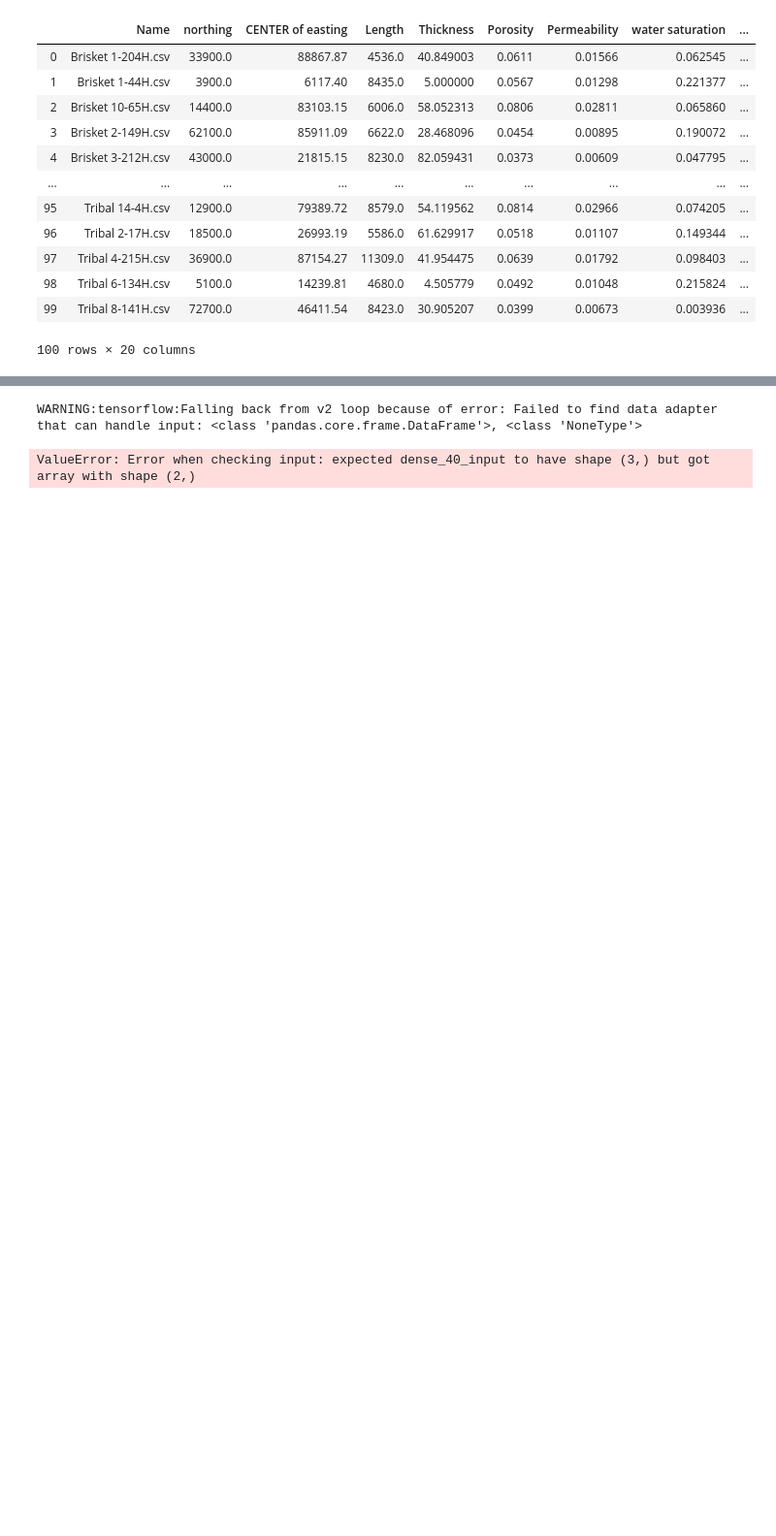
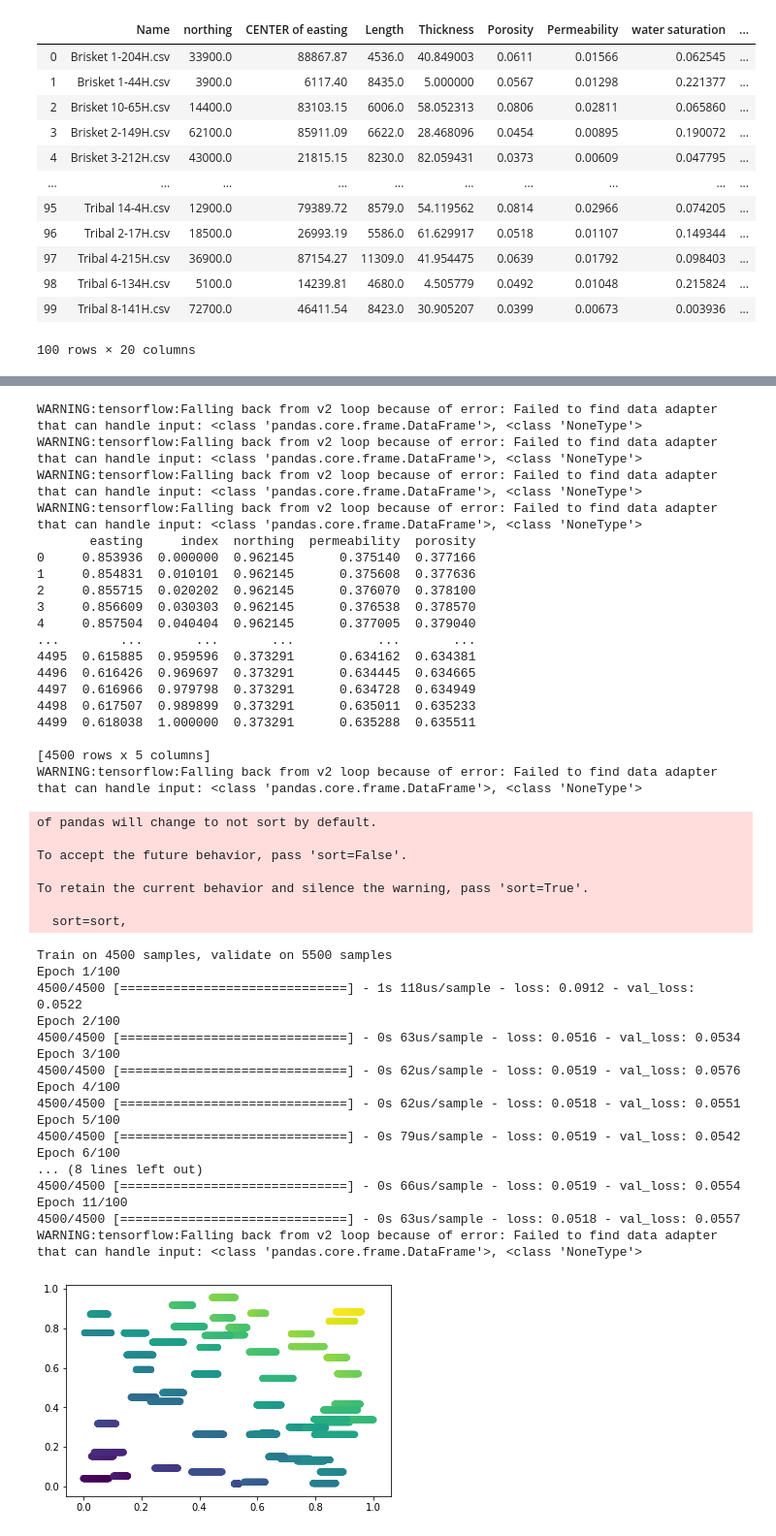
Before and after one commit to noocsharp/final_project, a Jupyter notebook: Best wells.ipynb, the cells around one changed output, grey strips where cells are left out. Shown at 97% size. Saved outputs shown, nothing was run; the diff lists cells and outputs as text; code cells hidden in the pictures; blank space fills up the shorter version.

```diff
--- a/Best wells.ipynb
+++ b/Best wells.ipynb
@@ -616,11 +639,11 @@ def run_model(opt, split, epochs_, first, *args):
     #X_train = X_train.drop(columns=['water saturation', 'proppant weight (lbs)', 'pump rate (cubic feet/min)']).reset_index()
     #X_test = X_test.drop(columns=['water saturation', 'proppant weight (lbs)', 'pump rate (cubic feet/min)']).reset_index()
 
-    X_train = X_train[['easting', 'northing', 'original oil in place']].reset_index()
+    X_train = X_train[['easting', 'northing', 'original oil in place']]
     X_train['permeability'] = permeability.predict(X_train[['easting', 'northing']])
     X_train['porosity'] = porosity.predict(X_train[['easting', 'northing']])
 
-    X_test = X_test[['easting', 'northing', 'original oil in place', 'porosity', 'permeability']].reset_index()
+    X_test = X_test[['easting', 'northing', 'original oil in place', 'porosity', 'permeability']]
     X_test['permeability'] = permeability.predict(X_test[['easting', 'northing']])
     X_test['porosity'] = porosity.predict(X_test[['easting', 'northing']])
 
@@ -638,32 +661,74 @@ def run_model(opt, split, epochs_, first, *args):
     y_temp = y_train.append(y_test)
     y_train = (y_train - y_temp.min())/(y_temp.max() - y_temp.min())
     y_test = (y_test - y_temp.min())/(y_temp.max() - y_temp.min())
 
 # sets up our the neural network
     model = K.models.Sequential([K.layers.Dense(first, input_shape=[5,])])
 
     for i in args:
         model.add(K.layers.Dense(i))
 
     model.add(K.layers.Dense(1))
 
     #model.compile(optimizer='adam', loss='mean_squared_error', metrics=['mean_squared_error'])
 
     model.compile(optimizer=opt, loss='mean_squared_error')
 
     early_stopping = EarlyStopping(monitor='val_loss', min_delta=100, patience=10,
             restore_best_weights=True)
 
 # fits model to data
     history = model.fit(X_train, y_train, epochs=epochs_, validation_data=(X_test, y_test), callbacks=[early_stopping])
     y_pred = model.predict(X_test).transpose()[0]
 
     plt.scatter(X_test['easting'], X_test['northing'], c=y_pred)
 #    plt.scatter(X_test['easting'], X_test['northing'])
 
-    return model.to_json()
+    return model
 
 info = run_model(optimizer, .5, 100, 10, 10, 10, 5)
 # %% [output]
 WARNING:tensorflow:Falling back from v2 loop because of error: Failed to find data adapter that can handle input: <class 'pandas.core.frame.DataFrame'>, <class 'NoneType'>
+WARNING:tensorflow:Falling back from v2 loop because of error: Failed to find data adapter that can handle input: <class 'pandas.core.frame.DataFrame'>, <class 'NoneType'>
+WARNING:tensorflow:Falling back from v2 loop because of error: Failed to find data adapter that can handle input: <class 'pandas.core.frame.DataFrame'>, <class 'NoneType'>
+WARNING:tensorflow:Falling back from v2 loop because of error: Failed to find data adapter that can handle input: <class 'pandas.core.frame.DataFrame'>, <class 'NoneType'>
+       easting     index  northing  permeability  porosity
+0     0.853936  0.000000  0.962145      0.375140  0.377166
+1     0.854831  0.010101  0.962145      0.375608  0.377636
+2     0.855715  0.020202  0.962145      0.376070  0.378100
+3     0.856609  0.030303  0.962145      0.376538  0.378570
+4     0.857504  0.040404  0.962145      0.377005  0.379040
+...        ...       ...       ...           ...       ...
+4495  0.615885  0.959596  0.373291      0.634162  0.634381
+4496  0.616426  0.969697  0.373291      0.634445  0.634665
+4497  0.616966  0.979798  0.373291      0.634728  0.634949
+4498  0.617507  0.989899  0.373291      0.635011  0.635233
+4499  0.618038  1.000000  0.373291      0.635288  0.635511
+
+[4500 rows x 5 columns]
+WARNING:tensorflow:Falling back from v2 loop because of error: Failed to find data adapter that can handle input: <class 'pandas.core.frame.DataFrame'>, <class 'NoneType'>
-ValueError: Error when checking input: expected dense_40_input to have shape (3,) but got array with shape (2,)
+of pandas will change to not sort by default.
+
+To accept the future behavior, pass 'sort=False'.
+
+To retain the current behavior and silence the warning, pass 'sort=True'.
+
+  sort=sort,
+Train on 4500 samples, validate on 5500 samples
+Epoch 1/100
+4500/4500 [==============================] - 1s 118us/sample - loss: 0.0912 - val_loss: 0.0522
+Epoch 2/100
+4500/4500 [==============================] - 0s 63us/sample - loss: 0.0516 - val_loss: 0.0534
+Epoch 3/100
+4500/4500 [==============================] - 0s 62us/sample - loss: 0.0519 - val_loss: 0.0576
+Epoch 4/100
+4500/4500 [==============================] - 0s 62us/sample - loss: 0.0518 - val_loss: 0.0551
+Epoch 5/100
+4500/4500 [==============================] - 0s 79us/sample - loss: 0.0519 - val_loss: 0.0542
+Epoch 6/100
+... (8 lines left out)
+4500/4500 [==============================] - 0s 66us/sample - loss: 0.0519 - val_loss: 0.0554
+Epoch 11/100
+4500/4500 [==============================] - 0s 63us/sample - loss: 0.0518 - val_loss: 0.0557
+WARNING:tensorflow:Falling back from v2 loop because of error: Failed to find data adapter that can handle input: <class 'pandas.core.frame.DataFrame'>, <class 'NoneType'>
+[figure, added]
```
Also changed, not shown: parts of 5 cells of this notebook, 1 other file.
